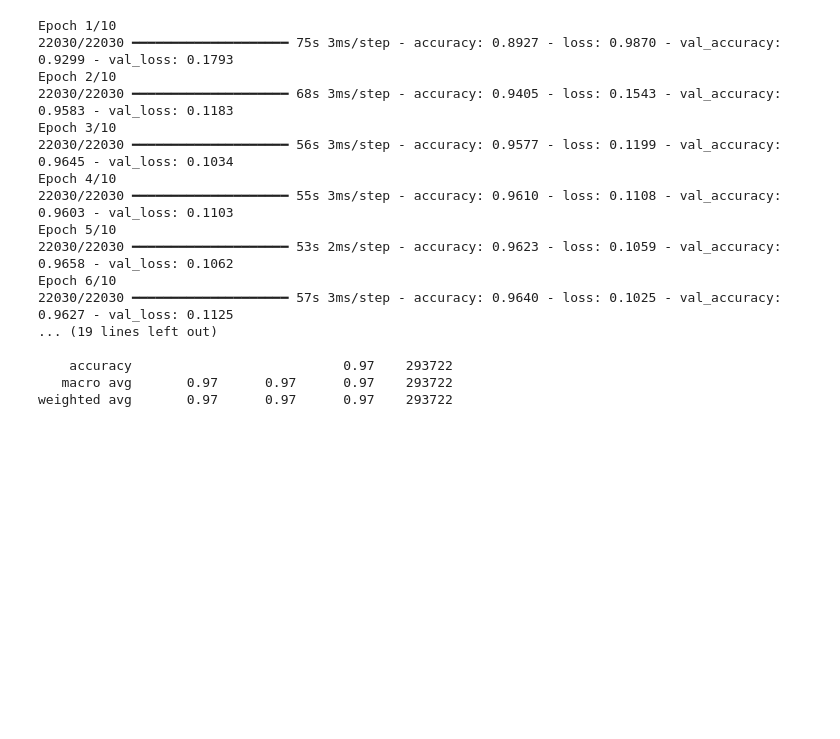
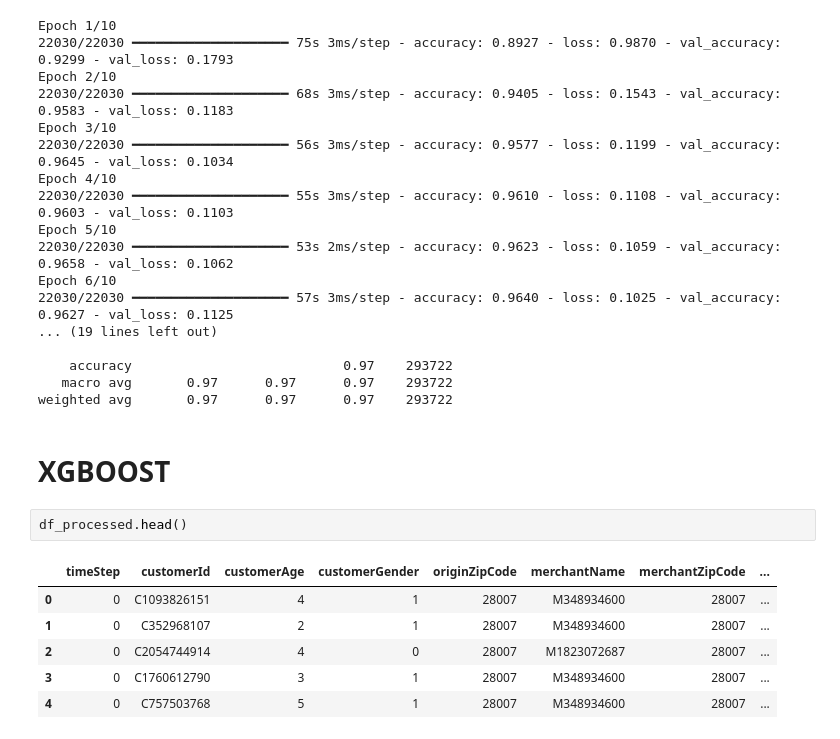
Before and after one commit to 21062872/fraud-detection-rag, a Jupyter notebook: code_files/main.ipynb, the cells around one changed output. Saved outputs shown, nothing was run; the diff lists cells and outputs as text; blank space fills up the shorter version.

Commit message:
Adding XGBoost code

```diff
--- a/code_files/main.ipynb
+++ b/code_files/main.ipynb
@@ -743,3 +821,14 @@ Epoch 6/10
     accuracy                           0.97    293722
    macro avg       0.97      0.97      0.97    293722
 weighted avg       0.97      0.97      0.97    293722
+# %% [markdown]
+# XGBOOST
+# %%
+df_processed.head()
+# %% [output]
+|  | timeStep | customerId | customerAge | customerGender | originZipCode | merchantName | merchantZipCode | ... |
+| 0 | 0 | C1093826151 | 4 | 1 | 28007 | M348934600 | 28007 | ... |
+| 1 | 0 | C352968107 | 2 | 1 | 28007 | M348934600 | 28007 | ... |
+| 2 | 0 | C2054744914 | 4 | 0 | 28007 | M1823072687 | 28007 | ... |
+| 3 | 0 | C1760612790 | 3 | 1 | 28007 | M348934600 | 28007 | ... |
+| 4 | 0 | C757503768 | 5 | 1 | 28007 | M348934600 | 28007 | ... |
```
Also changed, not shown: parts of 16 cells of this notebook.
